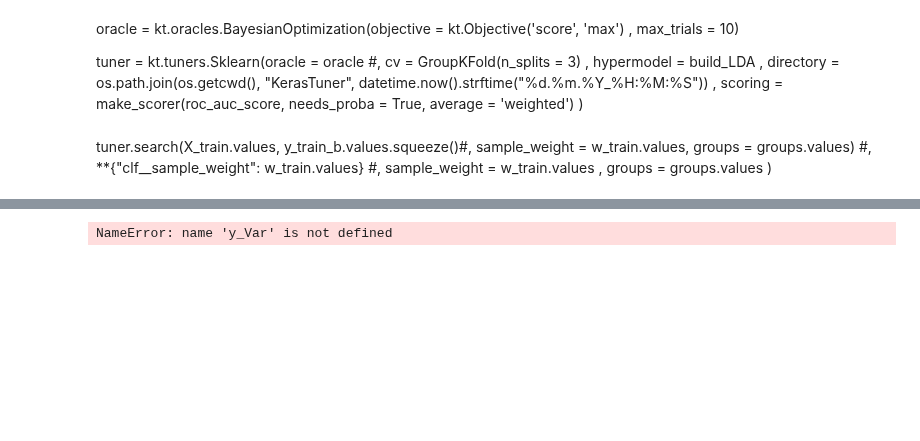
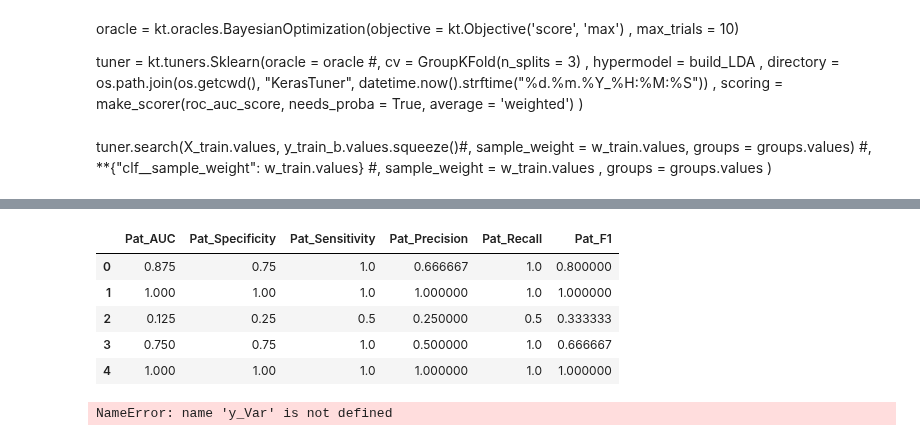
Before and after one commit to c-whitley/PHD, a Jupyter notebook: Prognosis.ipynb, the cells around one changed output, grey strips where cells are left out. Cells and saved outputs as stored; diff of their text form; code cells hidden in the pictures; blank space fills up the shorter version.

```diff
--- a/Prognosis.ipynb
+++ b/Prognosis.ipynb
@@ -1177,3 +1156,12 @@ fig.savefig(os.path.join(file_place, "pat_scores.png"), bbox_inches = 'tight')
+# %%
+results[["Pat_AUC", "Pat_Specificity", "Pat_Sensitivity", "Pat_Precision", "Pat_Recall", "Pat_F1"]]
+# %% [output]
+|  | Pat_AUC | Pat_Specificity | Pat_Sensitivity | Pat_Precision | Pat_Recall | Pat_F1 |
+| 0 | 0.875 | 0.75 | 1.0 | 0.666667 | 1.0 | 0.800000 |
+| 1 | 1.000 | 1.00 | 1.0 | 1.000000 | 1.0 | 1.000000 |
+| 2 | 0.125 | 0.25 | 0.5 | 0.250000 | 0.5 | 0.333333 |
+| 3 | 0.750 | 0.75 | 1.0 | 0.500000 | 1.0 | 0.666667 |
+| 4 | 1.000 | 1.00 | 1.0 | 1.000000 | 1.0 | 1.000000 |
 # %%
 fig, ax = plt.subplots(ncols = 1)
 fig.suptitle(y_Var)
```
Also changed, not shown: parts of 8 cells of this notebook.
